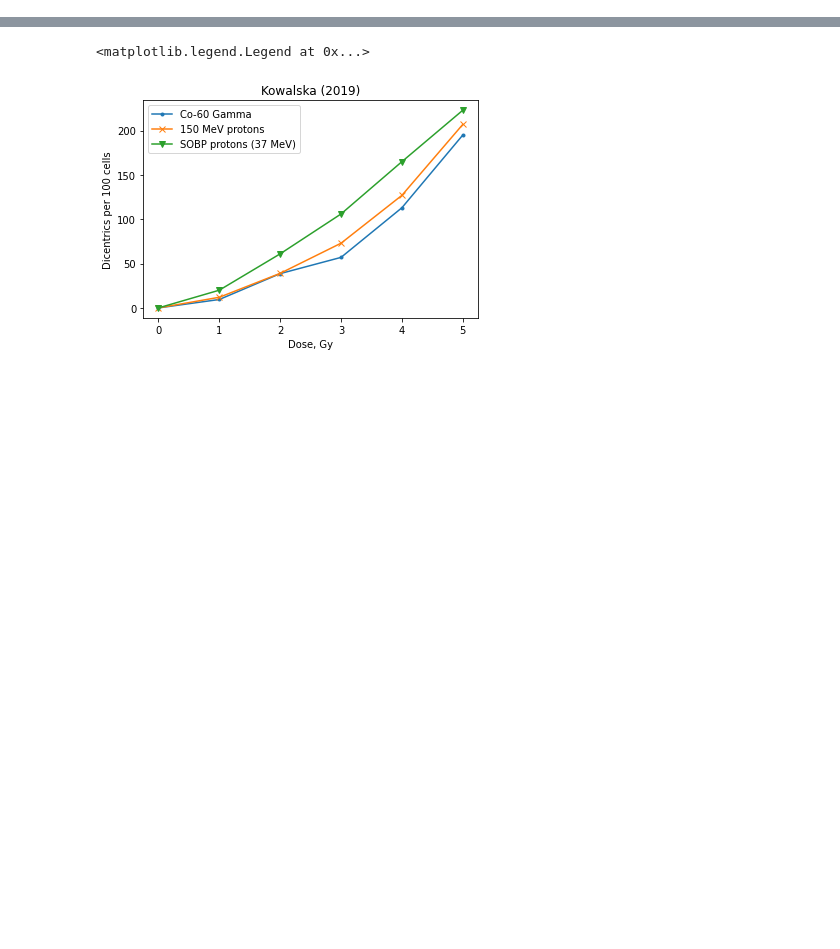
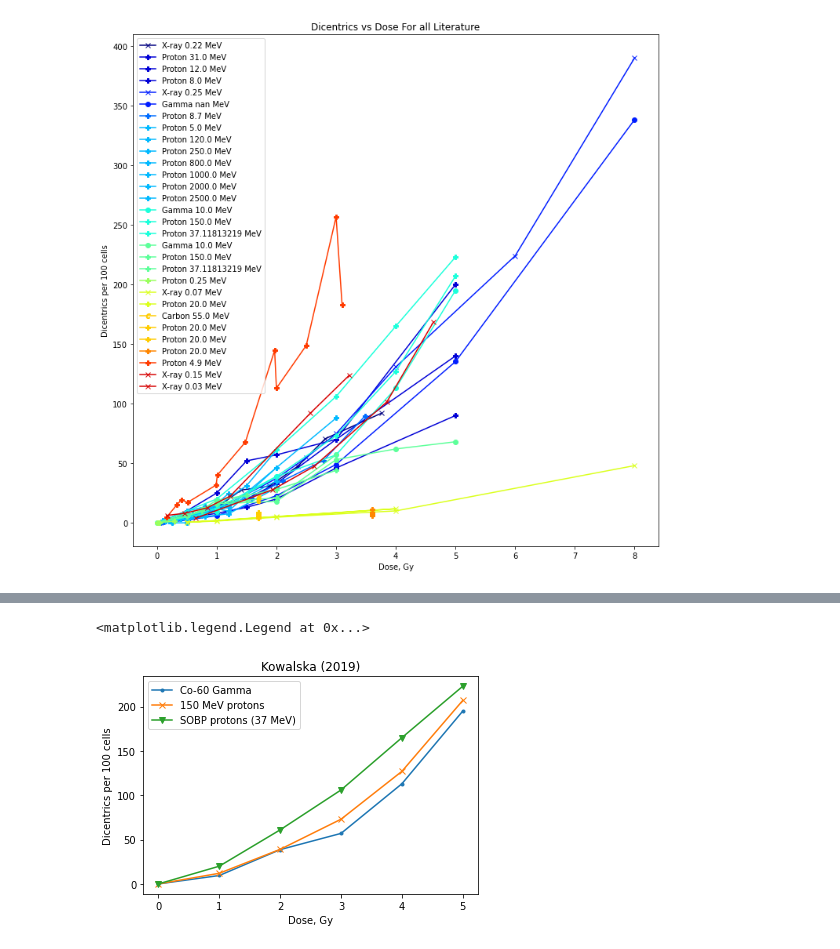
Before and after one commit to paulvautravers/MPhys-Sem-2, a Jupyter notebook: data_plotting.ipynb, the cells around one changed output, grey strips where cells are left out. Drawn from its saved outputs; the diff is of its cells as text; code cells hidden in the pictures; blank space fills up the shorter version.

```diff
--- a/data_plotting.ipynb
+++ b/data_plotting.ipynb
@@ -5,2 +8,9 @@ import matplotlib.pyplot as plt
 # %%
 filenames = ['kowalska_gamma.csv', 'kowalska_high_energy_protons.csv', 'kowalska_sobp_protons.csv']
+# %%
+dicentric_data = pd.read_csv('dicentric_formation_lit_data.csv')
+print(dicentric_data.columns.tolist())
+k2019_data = dicentric_data[dicentric_data['Paper'] == 'Kowalska 2019']
+k2019_data
+Bettega_data = dicentric_data[dicentric_data['Paper']=='Bettega 1981']
+Bettega_data
@@ -6,0 +96,49 @@ filenames = ['kowalska_gamma.csv', 'kowalska_high_energy_protons.csv', 'kowalska
+# %%
+"""
+for i in range(data.shape[1]-1):
+    plt.plot(data[:,0], data[:,i+1], marker=markers[i%3], color=colors[i//3], ls="none")
+
+f = lambda m,c: plt.plot([],[],marker=m, color=c, ls="none")[0]
+
+handles = [f("s", colors[i]) for i in range(3)]
+handles += [f(markers[i], "k") for i in range(3)]
+
+labels = colors + ["star", "triangle", "circle"]
+"""
+def plot_all_2(data_pd):
+
+    plot_indices = np.unique(data_pd['Plot Index'].tolist())
+    papers = np.unique(data_pd['Paper'].tolist())
+    fig,ax = plt.subplots(figsize=(12,12))
+
+    jet = plt.get_cmap('jet')
+    cNorm  = colors.Normalize(vmin=0, vmax=len(papers))
+    scalarMap = cmx.ScalarMappable(norm=cNorm, cmap=jet)
+
+    for j,paper in enumerate(papers):
+        paper_pd = data_pd[data_pd['Paper'] == paper]
+
+        rand_color = (np.random.uniform(),np.random.uniform(),np.random.uniform())
+        colorVal = scalarMap.to_rgba(j)
+
+        plot_indices = np.unique(paper_pd['Plot Index'].tolist())
+
+        for i in plot_indices:
+
+            sub_pd = paper_pd[paper_pd['Plot Index'] == i]
+
+            radiation_type = sub_pd['Radiation type'].iloc[0]
+            energy = sub_pd['Energy (MeV)'].iloc[0]
+
+
+            plt.plot(sub_pd['Dose (Gy)'], sub_pd['Dicentrics per 100 cells'],
+                     color=colorVal,marker=marker_dict["{}".format(radiation_type)],
+                     label="{} {} MeV".format(radiation_type,energy))
+
+    plt.legend()
+    plt.xlabel('Dose, Gy')
+    plt.ylabel('Dicentrics per 100 cells')
+    plt.title('Dicentrics vs Dose For all Literature')
+plot_all_2(dicentric_data)
+# %% [output]
+[figure, added]
```
Also changed, not shown: parts of 9 cells of this notebook.
